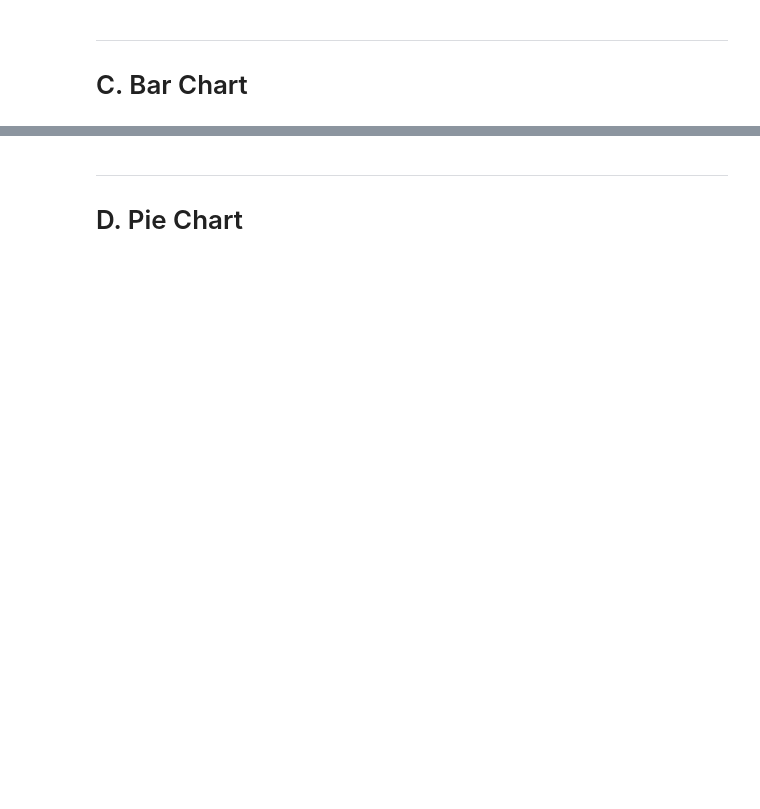
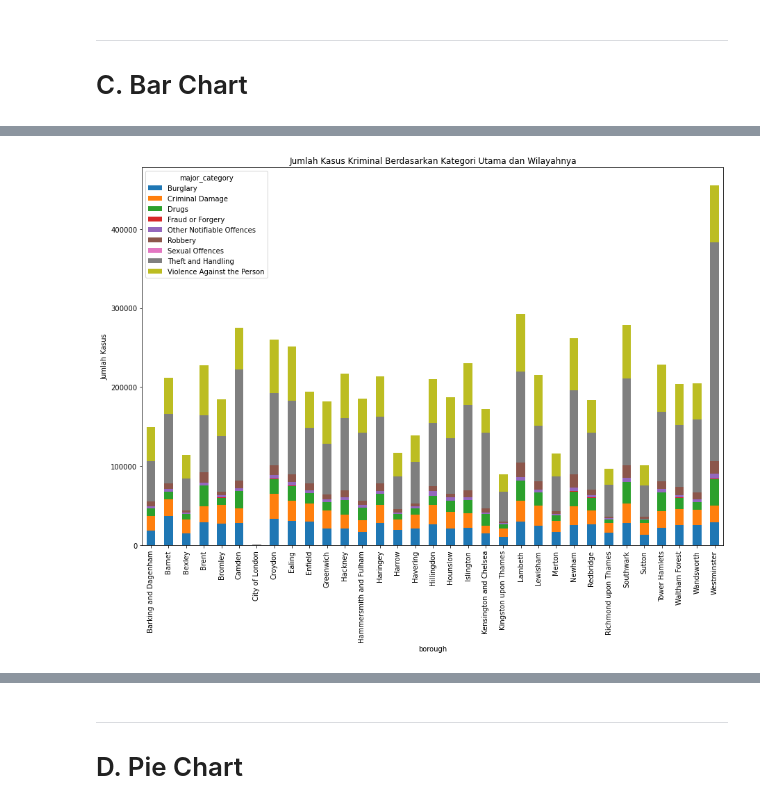
Before and after one commit to yonakisaragi/H8_3, a Jupyter notebook: PYTN_Assgn_1_3_Yona Ade Hermawan.ipynb, the cells around one changed output, grey strips where cells are left out. Drawn from its saved outputs; the diff is of its cells as text; code cells hidden in the pictures; blank space fills up the shorter version.

```diff
--- a/PYTN_Assgn_1_3_Yona Ade Hermawan.ipynb
+++ b/PYTN_Assgn_1_3_Yona Ade Hermawan.ipynb
@@ -68,2 +197,6 @@ from wordcloud import WordCloud, STOPWORDS
 # %%
-# 1. pre-processing as needed
+df_use_3 = df.groupby(['borough', 'major_category'])[['value']].sum().reset_index()
+df_use_3.rename(columns={"value":"total_kasus"}, inplace=True)
+
+df_use_3 = df_use_3.pivot(index="borough", columns="major_category", values="total_kasus")
+df_use_3
@@ -73,0 +222,8 @@ from wordcloud import WordCloud, STOPWORDS
+# %%
+df_use_3.plot(kind='bar', stacked=True, figsize=(15,10))
+plt.title("Jumlah Kasus Kriminal Berdasarkan Kategori Utama dan Wilayahnya")
+plt.ylabel("Jumlah Kasus")
+
+plt.show()
+# %% [output]
+[figure, added]
```
Also changed, not shown: parts of 54 cells of this notebook.
